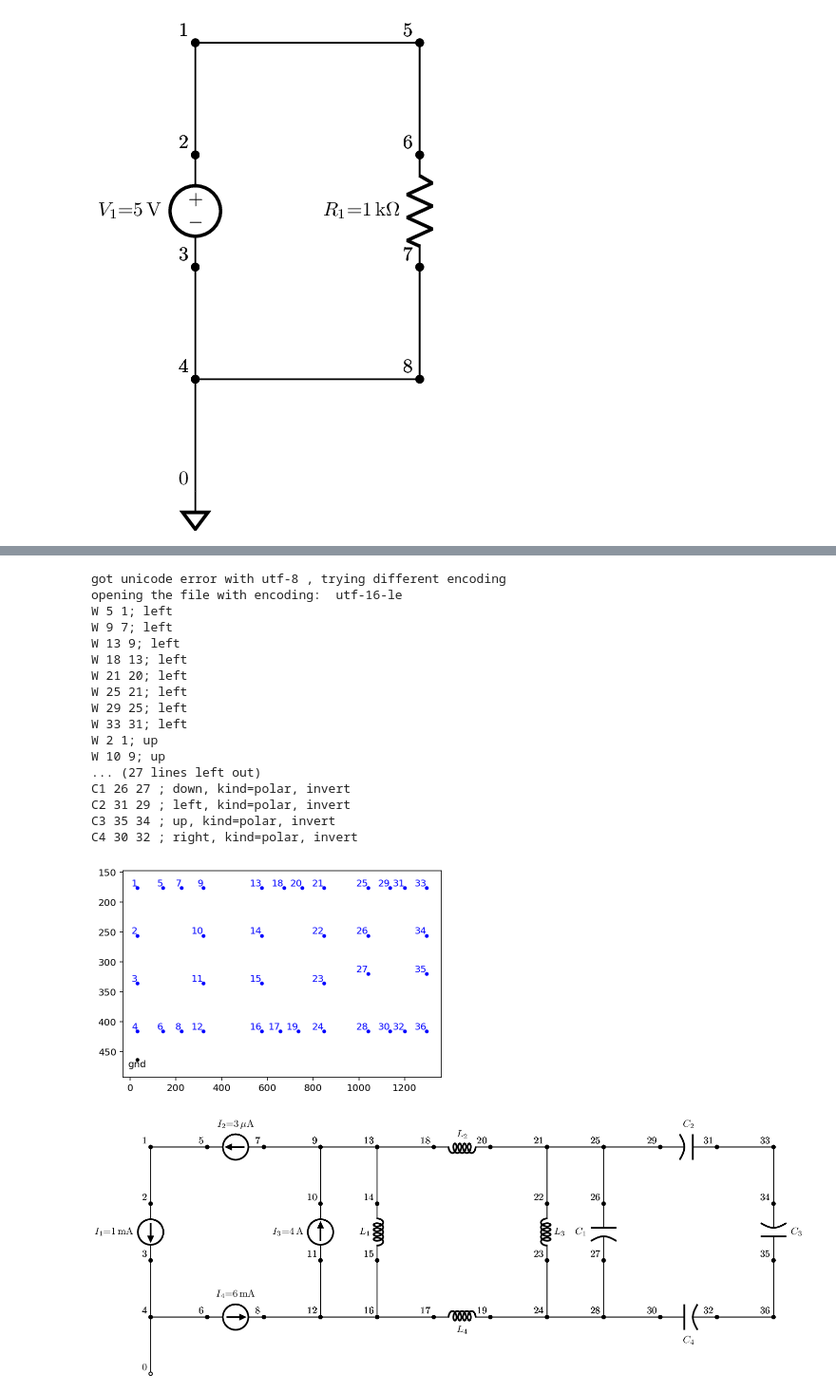
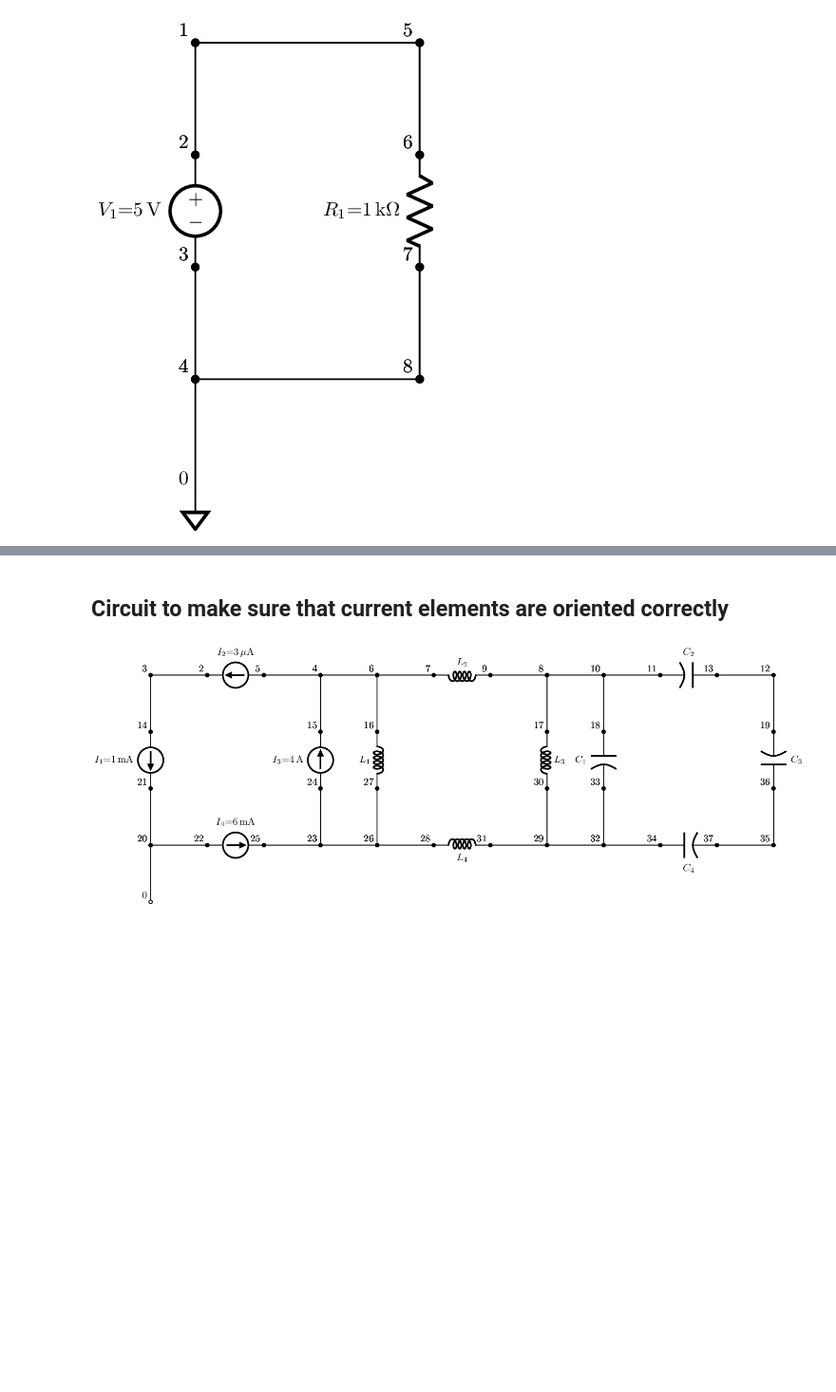
Before and after one commit to scottprahl/ltparser, a Jupyter notebook: docs/01-basics.ipynb, the cells around one changed output, grey strips where cells are left out. Shown at 95% size. Saved outputs shown, nothing was run; the diff lists cells and outputs as text; code cells hidden in the pictures; blank space fills up the shorter version.

```diff
--- a/docs/01-basics.ipynb
+++ b/docs/01-basics.ipynb
@@ -149,29 +103,9 @@ C4 30 32 1e-06; right
+# %% [markdown]
+## Circuit to make sure that current elements are oriented correctly
 # %%
 lt = ltparser.LTspice()
 lt.read('../tests/ltspice/orientation-test2.asc')
-lt.parse()
-lt.make_netlist()
-print(lt.netlist)
-lt.plot_nodes()
 cct=lt.circuit()
 cct.draw(scale=0.5)
 # %% [output]
-got unicode error with utf-8 , trying different encoding
-opening the file with encoding:  utf-16-le
-W 5 1; left
-W 9 7; left
-W 13 9; left
-W 18 13; left
-W 21 20; left
-W 25 21; left
-W 29 25; left
-W 33 31; left
-W 2 1; up
-W 10 9; up
-... (27 lines left out)
-C1 26 27 ; down, kind=polar, invert
-C2 31 29 ; left, kind=polar, invert
-C3 35 34 ; up, kind=polar, invert
-C4 30 32 ; right, kind=polar, invert
-[figure, old version]
+[figure, new version]
-[figure, removed]
```
Also changed, not shown: parts of 18 cells of this notebook.
